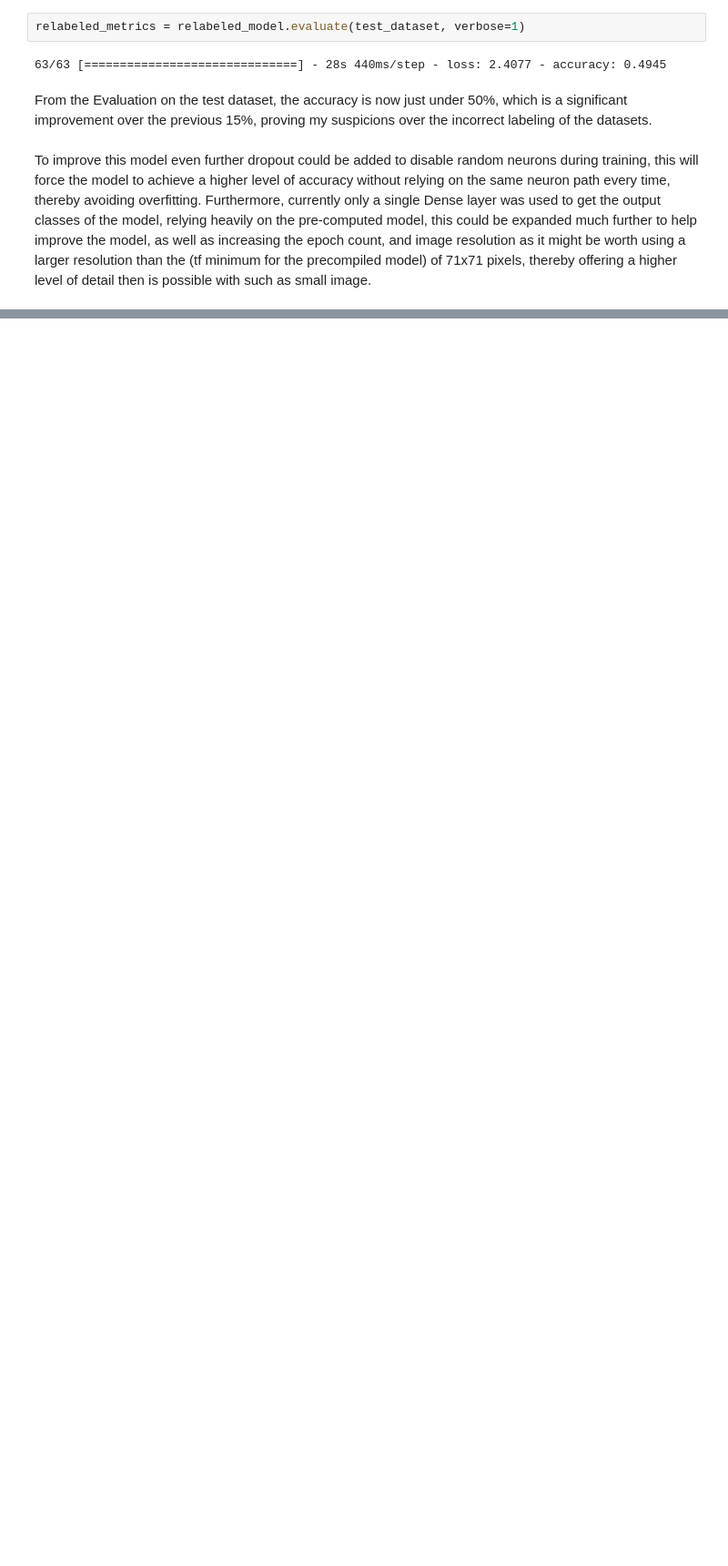
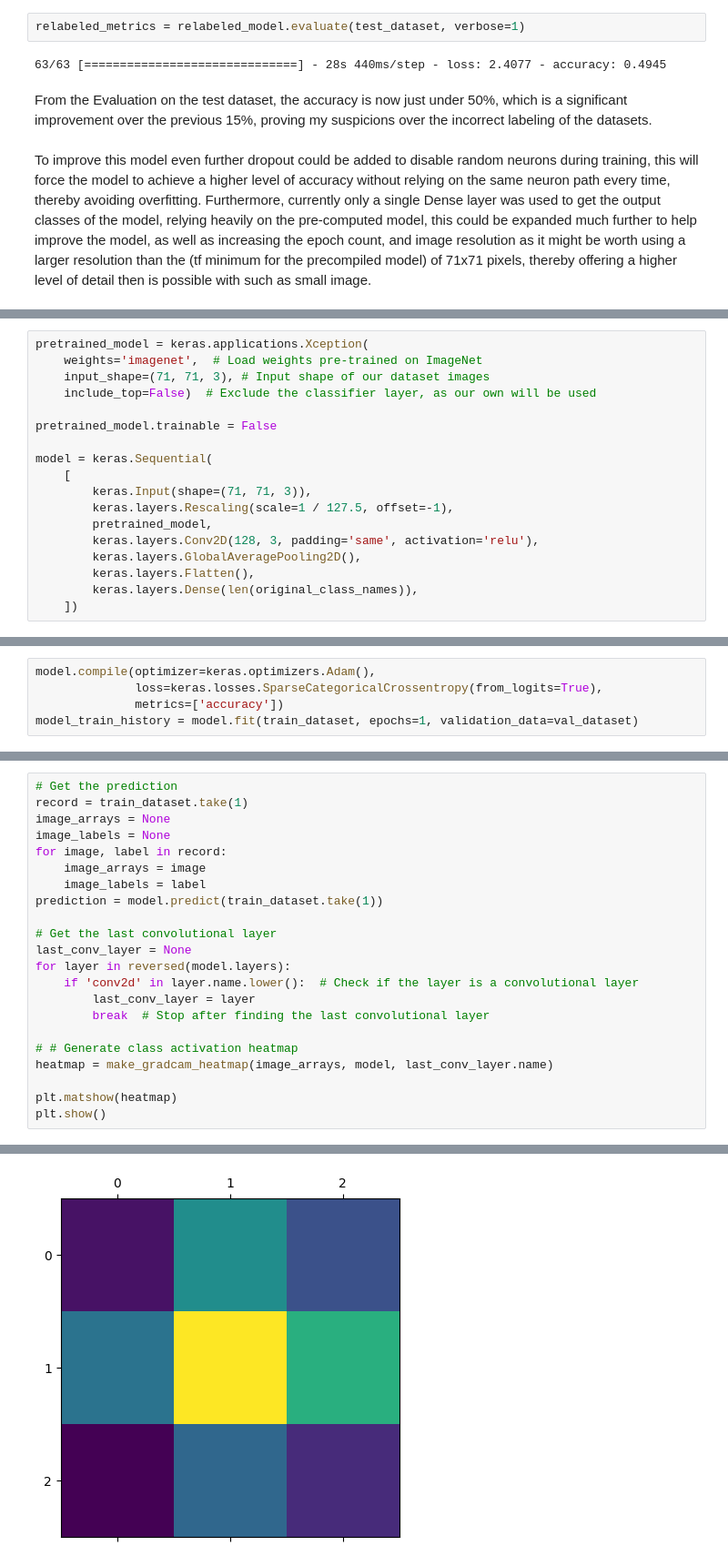
Before and after one commit to Thomas-Molen/FHICT-S7-AI, a Jupyter notebook: TrafficSignTransferredRecognition/TrafficSigns.ipynb, the cells around one changed output, grey strips where cells are left out. Shown at 91% size. Cells and saved outputs as stored; diff of their text form; blank space fills up the shorter version.

```diff
--- a/TrafficSignTransferredRecognition/TrafficSigns.ipynb
+++ b/TrafficSignTransferredRecognition/TrafficSigns.ipynb
@@ -531,0 +614,18 @@ To improve this model even further dropout could be added to disable random neur
+# %%
+pretrained_model = keras.applications.Xception(
+    weights='imagenet',  # Load weights pre-trained on ImageNet
+    input_shape=(71, 71, 3), # Input shape of our dataset images
+    include_top=False)  # Exclude the classifier layer, as our own will be used
+
+pretrained_model.trainable = False
+
+model = keras.Sequential(
+    [
+        keras.Input(shape=(71, 71, 3)),
+        keras.layers.Rescaling(scale=1 / 127.5, offset=-1),
+        pretrained_model,
+        keras.layers.Conv2D(128, 3, padding='same', activation='relu'),
+        keras.layers.GlobalAveragePooling2D(),
+        keras.layers.Flatten(),
+        keras.layers.Dense(len(original_class_names)),
+    ])
@@ -531,0 +664,5 @@ To improve this model even further dropout could be added to disable random neur
+# %%
+model.compile(optimizer=keras.optimizers.Adam(),
+              loss=keras.losses.SparseCategoricalCrossentropy(from_logits=True),
+              metrics=['accuracy'])
+model_train_history = model.fit(train_dataset, epochs=1, validation_data=val_dataset)
@@ -531,0 +715,23 @@ To improve this model even further dropout could be added to disable random neur
+# %%
+# Get the prediction
+record = train_dataset.take(1)
+image_arrays = None
+image_labels = None
+for image, label in record:
+    image_arrays = image
+    image_labels = label
+prediction = model.predict(train_dataset.take(1))
+
+# Get the last convolutional layer
+last_conv_layer = None
+for layer in reversed(model.layers):
+    if 'conv2d' in layer.name.lower():  # Check if the layer is a convolutional layer
+        last_conv_layer = layer
+        break  # Stop after finding the last convolutional layer
+
+# # Generate class activation heatmap
+heatmap = make_gradcam_heatmap(image_arrays, model, last_conv_layer.name)
+
+plt.matshow(heatmap)
+plt.show()
+# %% [output]
@@ -531,0 +739 @@ To improve this model even further dropout could be added to disable random neur
+[figure, added]
```
Also changed, not shown: parts of 26 cells of this notebook.
